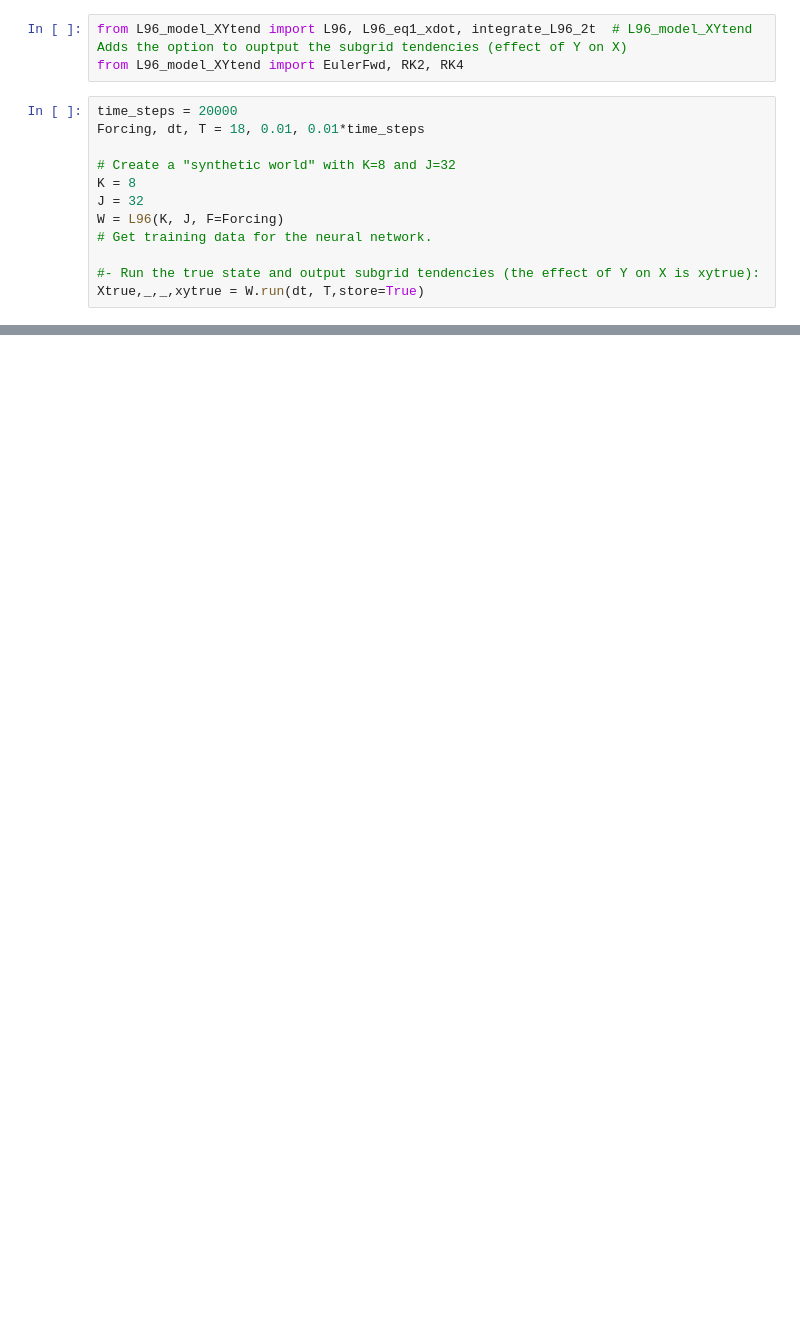
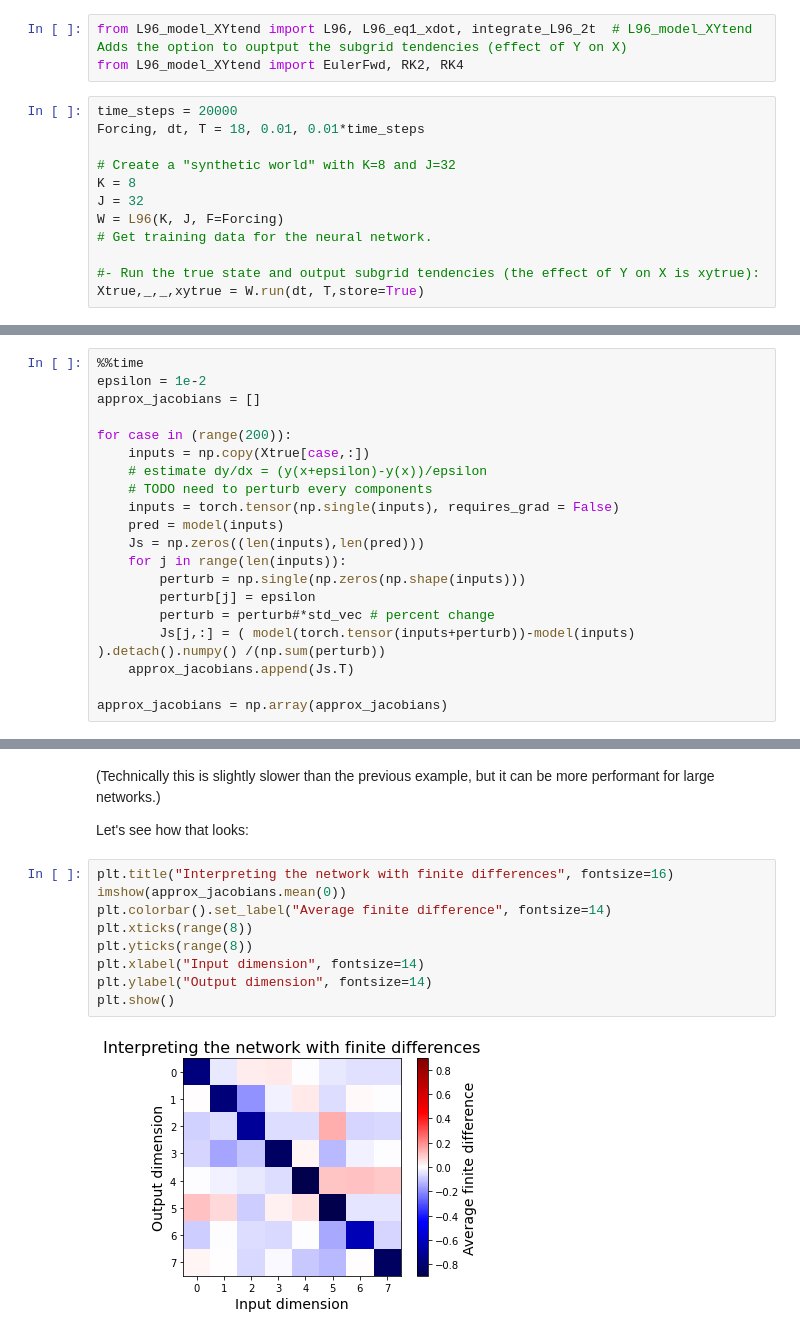
Before and after one commit to m2lines/L96_demo, a Jupyter notebook: 07-Interpretability-of-ML/LRP-L96.ipynb, the cells around one changed output, grey strips where cells are left out. Saved outputs shown, nothing was run; the diff lists cells and outputs as text; blank space fills up the shorter version.

```diff
--- a/07-Interpretability-of-ML/LRP-L96.ipynb
+++ b/07-Interpretability-of-ML/LRP-L96.ipynb
@@ -44,0 +111,20 @@ odict_keys(['linear1.weight', 'linear1.bias', 'linear2.weight', 'linear2.bias',
+# %%
+%%time
+epsilon = 1e-2
+approx_jacobians = []
+
+for case in (range(200)):
+    inputs = np.copy(Xtrue[case,:])
+    # estimate dy/dx = (y(x+epsilon)-y(x))/epsilon
+    # TODO need to perturb every components
+    inputs = torch.tensor(np.single(inputs), requires_grad = False)
+    pred = model(inputs)
+    Js = np.zeros((len(inputs),len(pred)))
+    for j in range(len(inputs)):
+        perturb = np.single(np.zeros(np.shape(inputs)))
+        perturb[j] = epsilon
+        perturb = perturb#*std_vec # percent change
+        Js[j,:] = ( model(torch.tensor(inputs+perturb))-model(inputs) ).detach().numpy() /(np.sum(perturb))
+    approx_jacobians.append(Js.T)
+
+approx_jacobians = np.array(approx_jacobians)
@@ -44,0 +134,15 @@ odict_keys(['linear1.weight', 'linear1.bias', 'linear2.weight', 'linear2.bias',
+# %% [markdown]
+(Technically this is slightly slower than the previous example, but it can be more performant for large networks.)
+
+Let's see how that looks:
+# %%
+plt.title("Interpreting the network with finite differences", fontsize=16)
+imshow(approx_jacobians.mean(0))
+plt.colorbar().set_label("Average finite difference", fontsize=14)
+plt.xticks(range(8))
+plt.yticks(range(8))
+plt.xlabel("Input dimension", fontsize=14)
+plt.ylabel("Output dimension", fontsize=14)
+plt.show()
+# %% [output]
+[figure, added]
```
Also changed, not shown: parts of 27 cells of this notebook.
